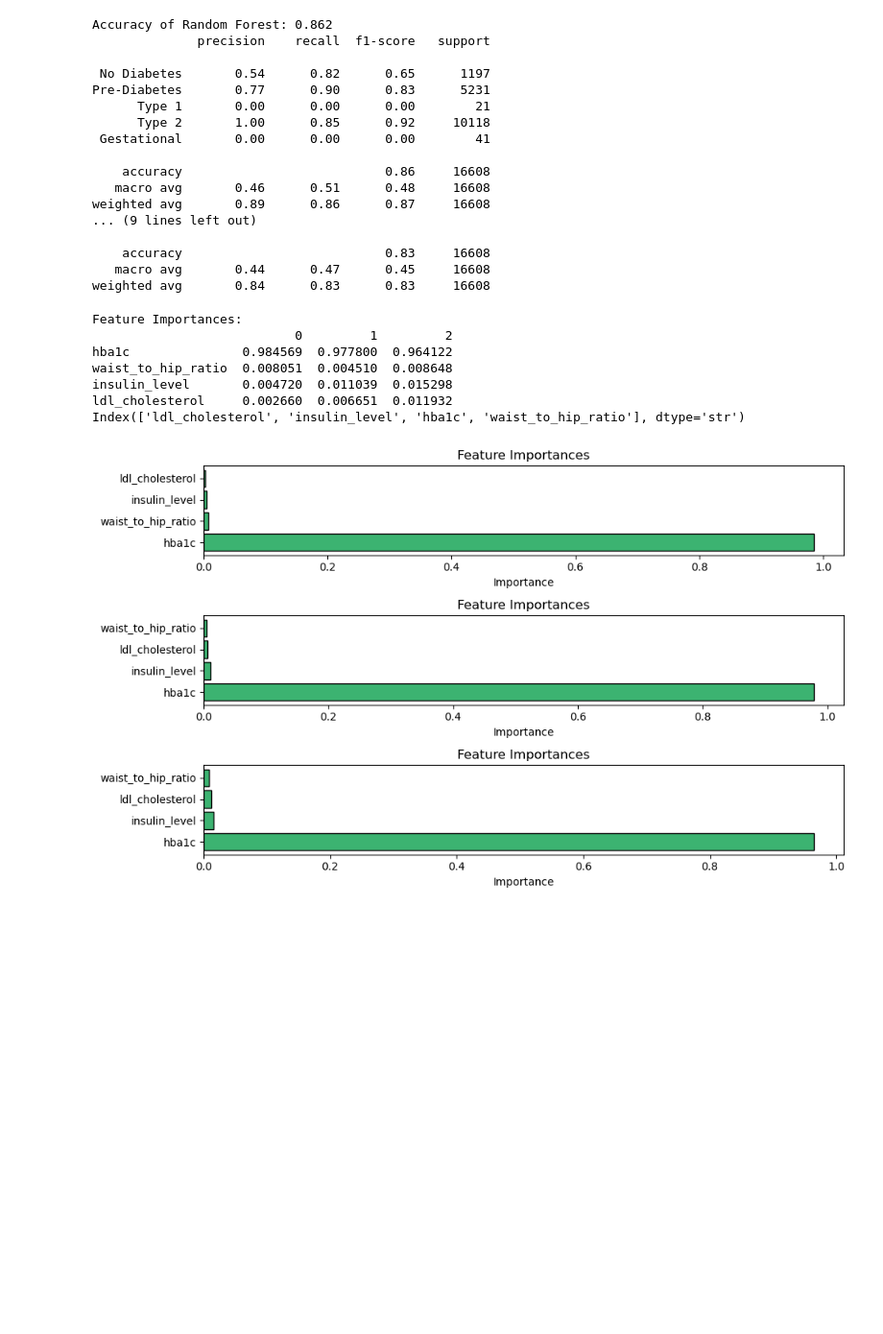
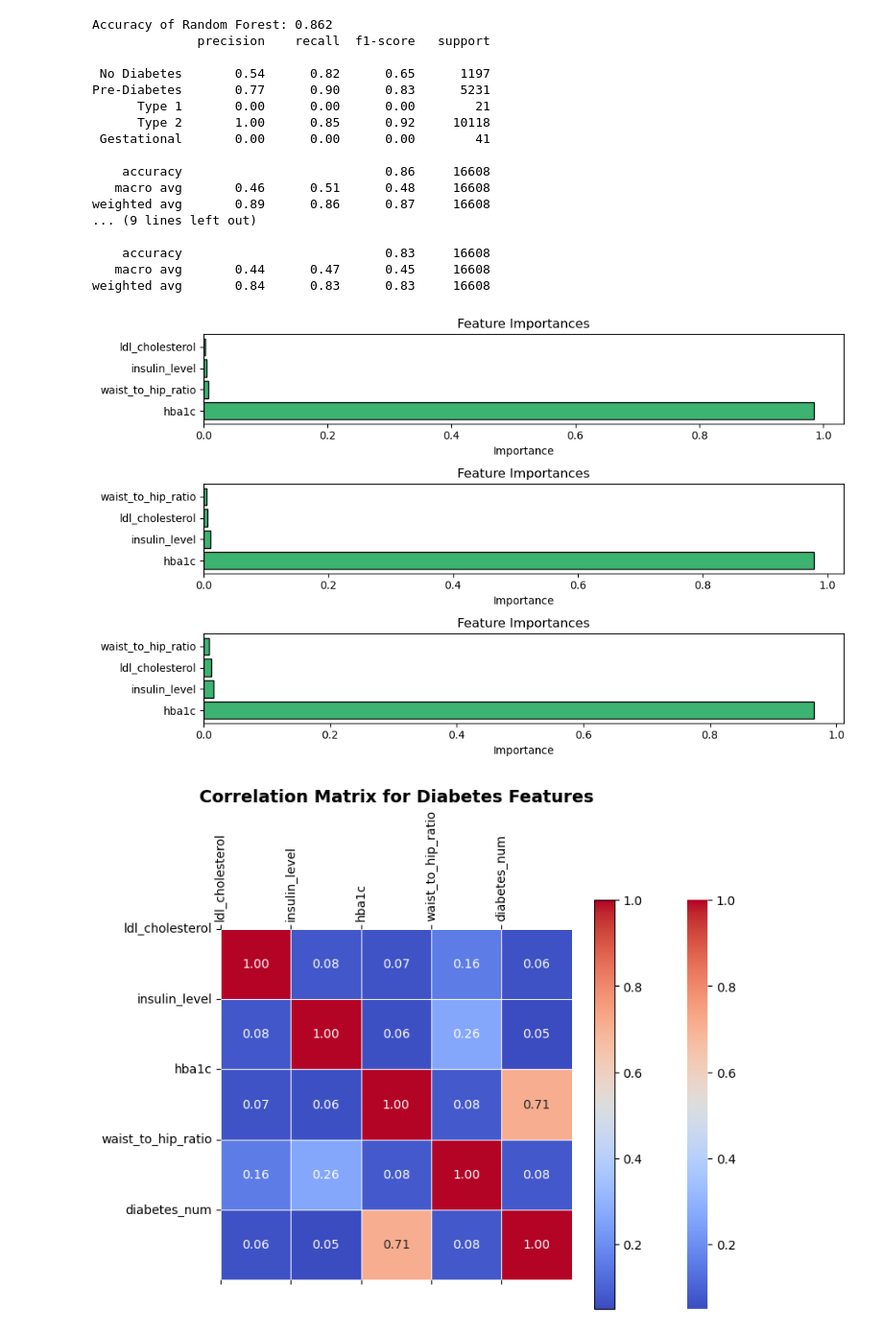
Before and after one commit to XaelZeph/CMSC320_FinalProject, a Jupyter notebook: ML.ipynb, the cells around one changed output. Shown at 96% size. Cells and saved outputs as stored; diff of their text form; code cells hidden in the pictures; blank space fills up the shorter version.

```diff
--- a/ML.ipynb
+++ b/ML.ipynb
@@ -190,9 +196,9 @@ importances3 = models['Random Forest'][1].feature_importances_
 # Creating a DataFrame to display feature importances
 feature_importance_df = pd.DataFrame({0:importances1,1:importances2,2:importances3},index=X.columns).sort_values(by=[0], ascending=False)
 # Displaying feature importances
-print("Feature Importances:")
-print(feature_importance_df[:4])
-print(X.columns)
+# print("Feature Importances:")
+# print(feature_importance_df[:4])
+# print(X.columns)
 
 fig, axes = plt.subplots(3, 1, figsize=(10, 6))
 axes = axes.flatten()  # Make it easier to index
@@ -209,11 +215,22 @@ for i, feature in enumerate(feature_list) :
 plt.tight_layout()
 plt.show()
 # %% [output]
-Feature Importances:
-                           0         1         2
-hba1c               0.984569  0.977800  0.964122
-waist_to_hip_ratio  0.008051  0.004510  0.008648
-insulin_level       0.004720  0.011039  0.015298
-ldl_cholesterol     0.002660  0.006651  0.011932
-Index(['ldl_cholesterol', 'insulin_level', 'hba1c', 'waist_to_hip_ratio'], dtype='str')
 [figure]
+# %%
+total_pd = df[['ldl_cholesterol','insulin_level','hba1c','waist_to_hip_ratio']]
+total_pd['diabetes_num'] = Y['diabetes_num']
+
+
+corr = total_pd .corr(numeric_only=True)
+fig, ax = plt.subplots(figsize=(8, 6))
+ax.set_title("Correlation Matrix for Diabetes Features", fontsize=14, fontweight='bold')
+sns.heatmap(corr, annot=True, cmap="coolwarm", fmt=".2f", linewidths=0.5)
+cax = ax.matshow(corr, cmap='coolwarm')
+fig.colorbar(cax)
+
+
+ax.set_xticks(range(len(corr.columns)), corr.columns, rotation=90)
+ax.set_yticks(range(len(corr.columns)), corr.columns)
+plt.show()
+# %% [output]
+[figure, added]
```
Also changed, not shown: parts of 1 cell of this notebook, 1 other file.
